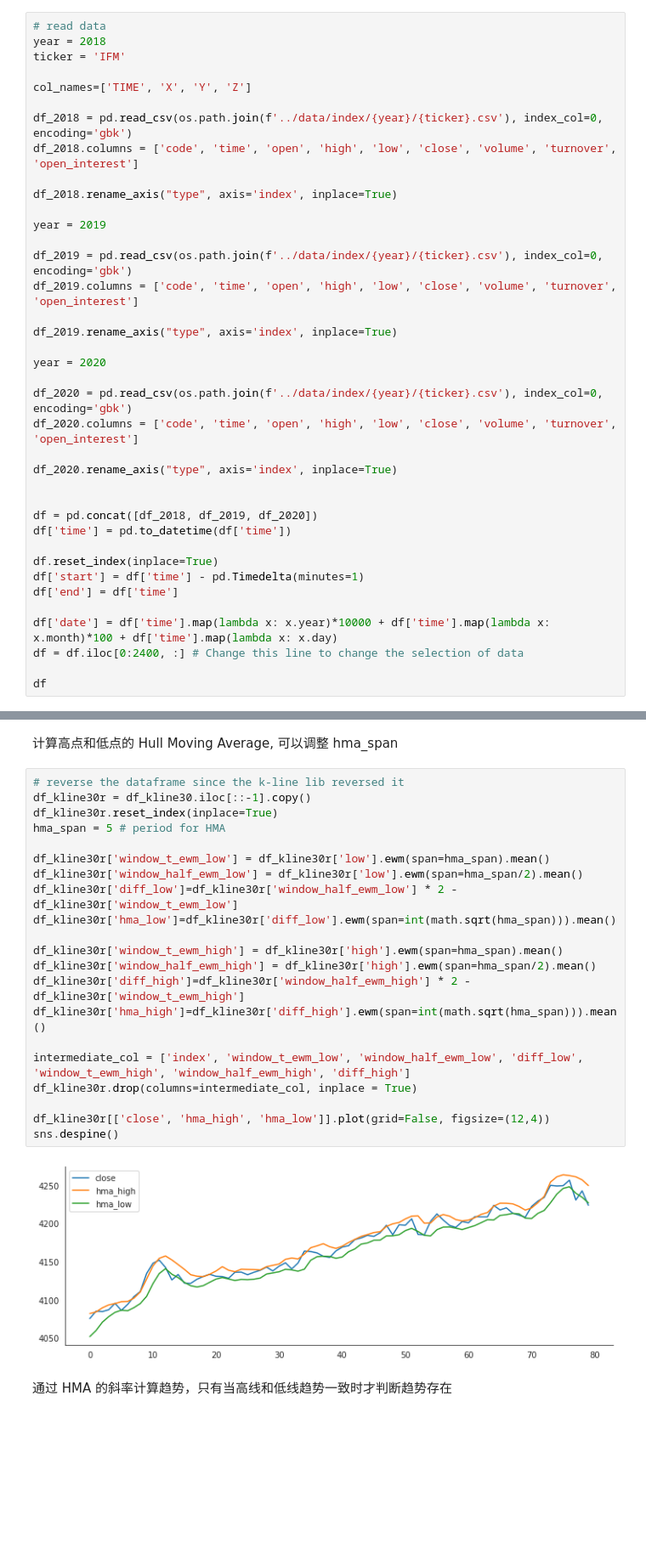
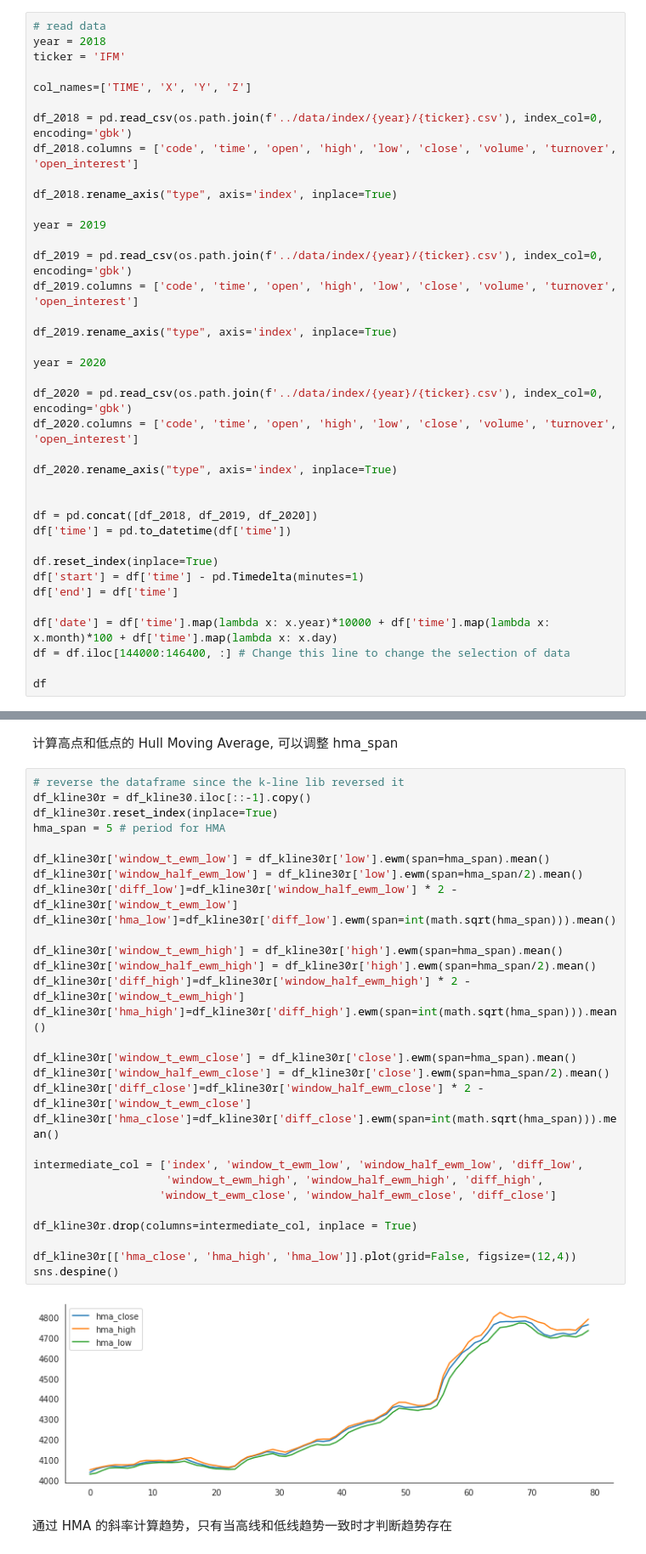
Before and after one commit to mingweima/ml_cta, a Jupyter notebook: notebook/2021-3-9-K-Line-Analysis.ipynb, the cells around one changed output, grey strips where cells are left out. Shown at 85% size. Drawn from its saved outputs; the diff is of its cells as text; blank space fills up the shorter version.

Commit message:
Update: Add Close to Trend Analysis

```diff
--- a/notebook/2021-3-9-K-Line-Analysis.ipynb
+++ b/notebook/2021-3-9-K-Line-Analysis.ipynb
@@ -48,7 +48,7 @@ df['start'] = df['time'] - pd.Timedelta(minutes=1)
 df['end'] = df['time']
 
 df['date'] = df['time'].map(lambda x: x.year)*10000 + df['time'].map(lambda x: x.month)*100 + df['time'].map(lambda x: x.day)
-df = df.iloc[0:2400, :] # Change this line to change the selection of data
+df = df.iloc[144000:146400, :] # Change this line to change the selection of data
 
 df
 # %% [output]
@@ -92,26 +92,34 @@ df_kline120.plot_k()
 # %%
 # reverse the dataframe since the k-line lib reversed it
 df_kline30r = df_kline30.iloc[::-1].copy()
 df_kline30r.reset_index(inplace=True)
 hma_span = 5 # period for HMA
 
 df_kline30r['window_t_ewm_low'] = df_kline30r['low'].ewm(span=hma_span).mean()
 df_kline30r['window_half_ewm_low'] = df_kline30r['low'].ewm(span=hma_span/2).mean()
 df_kline30r['diff_low']=df_kline30r['window_half_ewm_low'] * 2 - df_kline30r['window_t_ewm_low']
 df_kline30r['hma_low']=df_kline30r['diff_low'].ewm(span=int(math.sqrt(hma_span))).mean()
 
 df_kline30r['window_t_ewm_high'] = df_kline30r['high'].ewm(span=hma_span).mean()
 df_kline30r['window_half_ewm_high'] = df_kline30r['high'].ewm(span=hma_span/2).mean()
 df_kline30r['diff_high']=df_kline30r['window_half_ewm_high'] * 2 - df_kline30r['window_t_ewm_high']
 df_kline30r['hma_high']=df_kline30r['diff_high'].ewm(span=int(math.sqrt(hma_span))).mean()
 
-intermediate_col = ['index', 'window_t_ewm_low', 'window_half_ewm_low', 'diff_low', 'window_t_ewm_high', 'window_half_ewm_high', 'diff_high']
+df_kline30r['window_t_ewm_close'] = df_kline30r['close'].ewm(span=hma_span).mean()
+df_kline30r['window_half_ewm_close'] = df_kline30r['close'].ewm(span=hma_span/2).mean()
+df_kline30r['diff_close']=df_kline30r['window_half_ewm_close'] * 2 - df_kline30r['window_t_ewm_close']
+df_kline30r['hma_close']=df_kline30r['diff_close'].ewm(span=int(math.sqrt(hma_span))).mean()
+
+intermediate_col = ['index', 'window_t_ewm_low', 'window_half_ewm_low', 'diff_low',
+                    'window_t_ewm_high', 'window_half_ewm_high', 'diff_high',
+                   'window_t_ewm_close', 'window_half_ewm_close', 'diff_close']
+
 df_kline30r.drop(columns=intermediate_col, inplace = True)
 
-df_kline30r[['close', 'hma_high', 'hma_low']].plot(grid=False, figsize=(12,4))
+df_kline30r[['hma_close', 'hma_high', 'hma_low']].plot(grid=False, figsize=(12,4))
 sns.despine()
 # %% [output]
-[figure, old version]
+[figure, new version]
 # %% [markdown]
 通过 HMA 的斜率计算趋势，只有当高线和低线趋势一致时才判断趋势存在
 # %%
```
Also changed, not shown: parts of 3 cells of this notebook.
